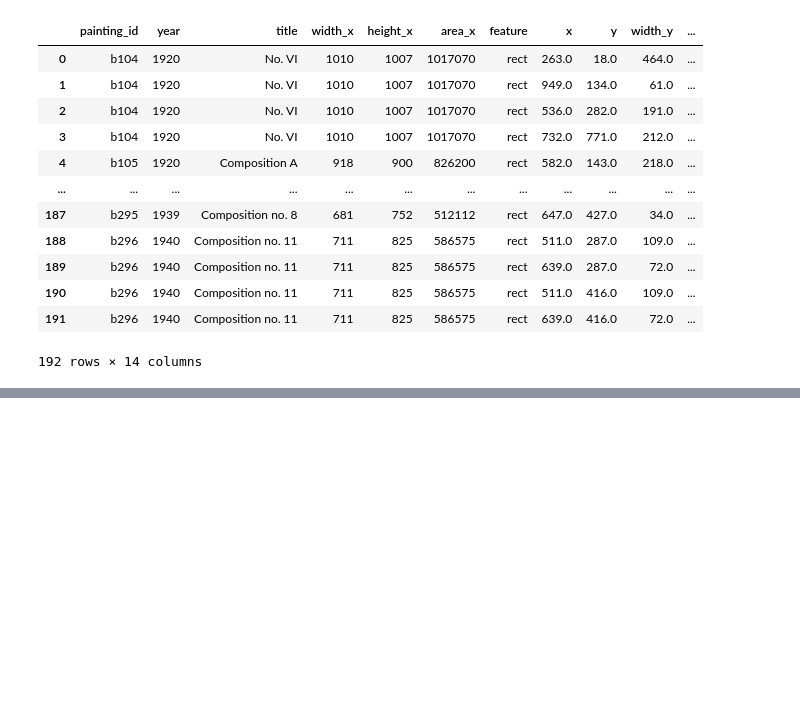
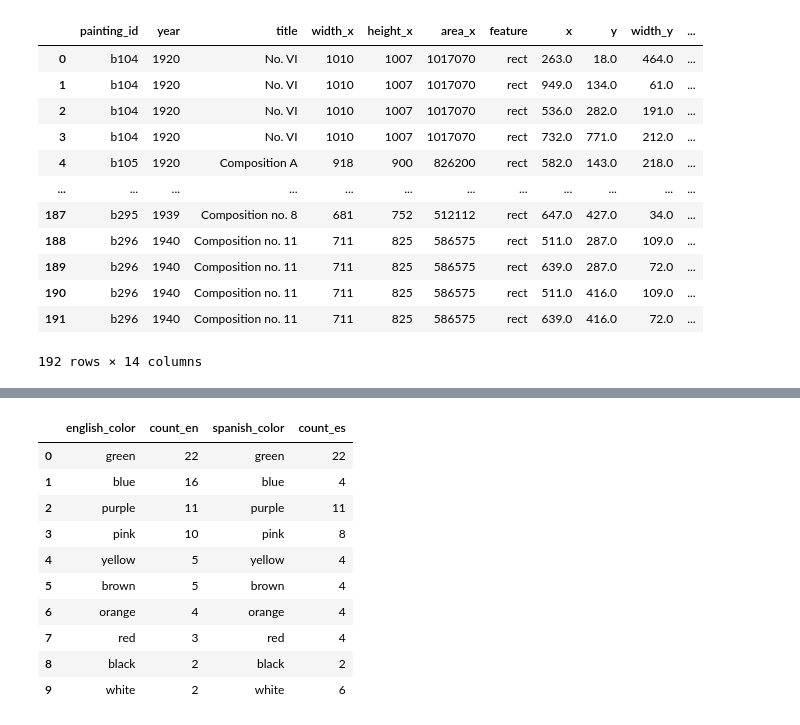
Before and after one commit to Ivon110/Mineria-de-Datos, a Jupyter notebook: mineriacolab1.ipynb, the cells around one changed output, grey strips where cells are left out. Saved outputs shown, nothing was run; the diff lists cells and outputs as text; code cells hidden in the pictures; blank space fills up the shorter version.

```diff
--- a/mineriacolab1.ipynb
+++ b/mineriacolab1.ipynb
@@ -2276,0 +2296,24 @@ painting_info.merge(blue_features, on='painting_id', how='left')
+# %%
+# Create english_df by counting English colors
+english_df = df['english_color'].value_counts().reset_index()
+english_df = english_df.rename(columns={'count': 'count_en'})
+
+# Ensure spanish_df is correctly defined with 'count_es'
+spanish_df = df['spanish_color'].value_counts().reset_index()
+spanish_df = spanish_df.rename(columns={'count': 'count_es'})
+
+# Perform the merge operation
+corr_ing_esp = pd.merge(english_df, spanish_df, left_on='english_color', right_on='spanish_color', how='left')
+corr_ing_esp
+# %% [output]
+|  | english_color | count_en | spanish_color | count_es |
+| 0 | green | 22 | green | 22 |
+| 1 | blue | 16 | blue | 4 |
+| 2 | purple | 11 | purple | 11 |
+| 3 | pink | 10 | pink | 8 |
+| 4 | yellow | 5 | yellow | 4 |
+| 5 | brown | 5 | brown | 4 |
+| 6 | orange | 4 | orange | 4 |
+| 7 | red | 3 | red | 4 |
+| 8 | black | 2 | black | 2 |
+| 9 | white | 2 | white | 6 |
```
Also changed, not shown: parts of 14 cells of this notebook.
